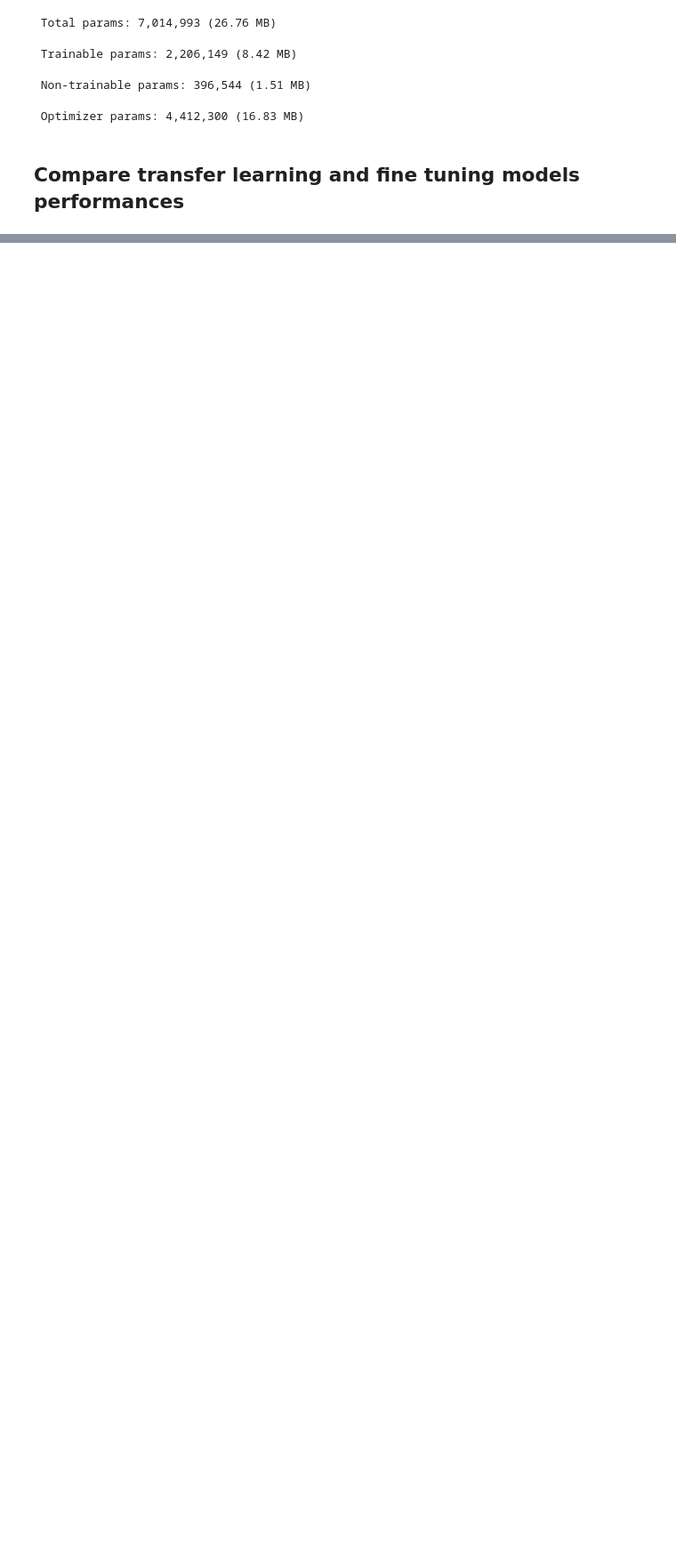
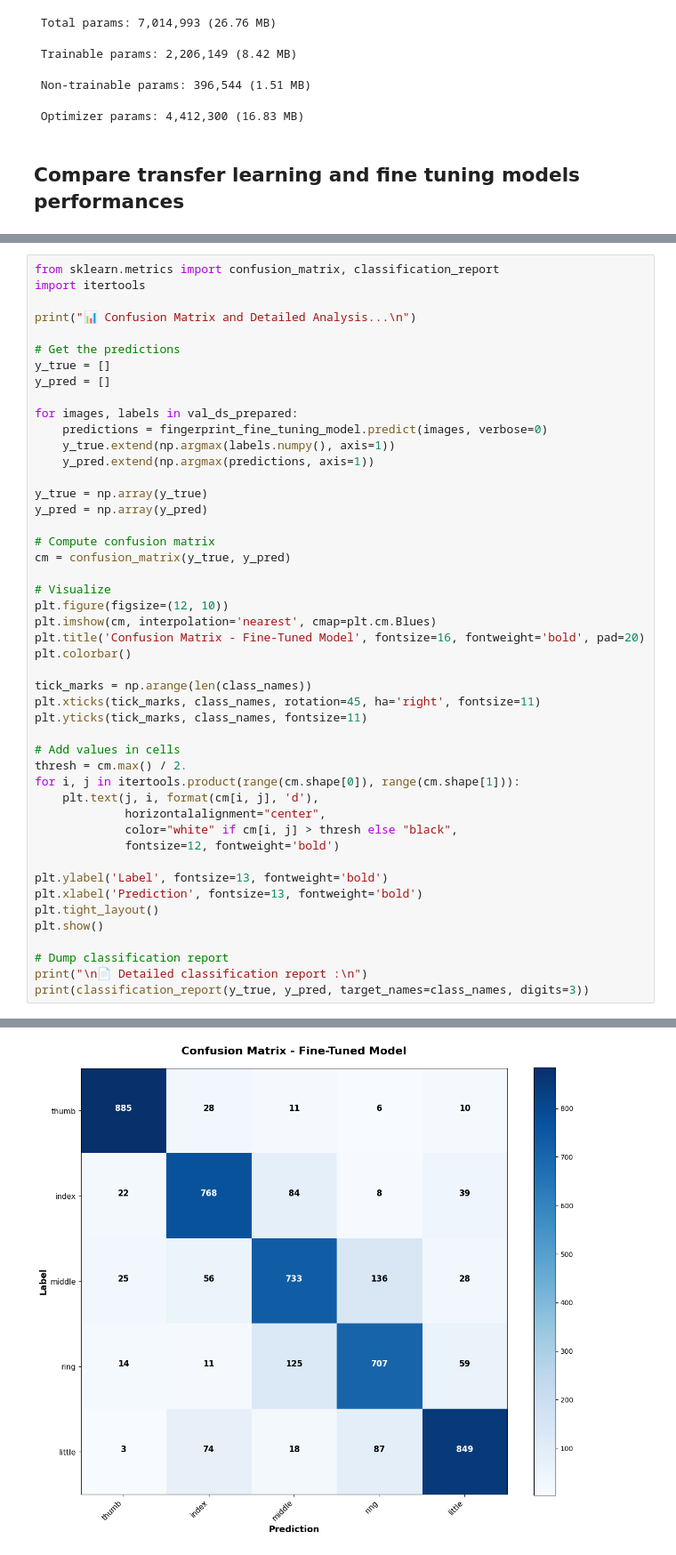
Before and after one commit to OrenChouraki06/projet-fingerprint-validator, a Jupyter notebook: notebooks/evaluate_mobilenet.ipynb, the cells around one changed output, grey strips where cells are left out. Shown at 89% size. Drawn from its saved outputs; the diff is of its cells as text; blank space fills up the shorter version.

```diff
--- a/notebooks/evaluate_mobilenet.ipynb
+++ b/notebooks/evaluate_mobilenet.ipynb
@@ -596,0 +495,48 @@ plt.show()
+# %%
+from sklearn.metrics import confusion_matrix, classification_report
+import itertools
+
+print("📊 Confusion Matrix and Detailed Analysis...\n")
+
+# Get the predictions
+y_true = []
+y_pred = []
+
+for images, labels in val_ds_prepared:
+    predictions = fingerprint_fine_tuning_model.predict(images, verbose=0)
+    y_true.extend(np.argmax(labels.numpy(), axis=1))
+    y_pred.extend(np.argmax(predictions, axis=1))
+
+y_true = np.array(y_true)
+y_pred = np.array(y_pred)
+
+# Compute confusion matrix
+cm = confusion_matrix(y_true, y_pred)
+
+# Visualize
+plt.figure(figsize=(12, 10))
+plt.imshow(cm, interpolation='nearest', cmap=plt.cm.Blues)
+plt.title('Confusion Matrix - Fine-Tuned Model', fontsize=16, fontweight='bold', pad=20)
+plt.colorbar()
+
+tick_marks = np.arange(len(class_names))
+plt.xticks(tick_marks, class_names, rotation=45, ha='right', fontsize=11)
+plt.yticks(tick_marks, class_names, fontsize=11)
+
+# Add values in cells
+thresh = cm.max() / 2.
+for i, j in itertools.product(range(cm.shape[0]), range(cm.shape[1])):
+    plt.text(j, i, format(cm[i, j], 'd'),
+             horizontalalignment="center",
+             color="white" if cm[i, j] > thresh else "black",
+             fontsize=12, fontweight='bold')
+
+plt.ylabel('Label', fontsize=13, fontweight='bold')
+plt.xlabel('Prediction', fontsize=13, fontweight='bold')
+plt.tight_layout()
+plt.show()
+
+# Dump classification report
+print("\n📄 Detailed classification report :\n")
+print(classification_report(y_true, y_pred, target_names=class_names, digits=3))
+# %% [output]
@@ -596,0 +545 @@ plt.show()
+[figure, added]
```
Also changed, not shown: parts of 29 cells of this notebook, 1 other file.
